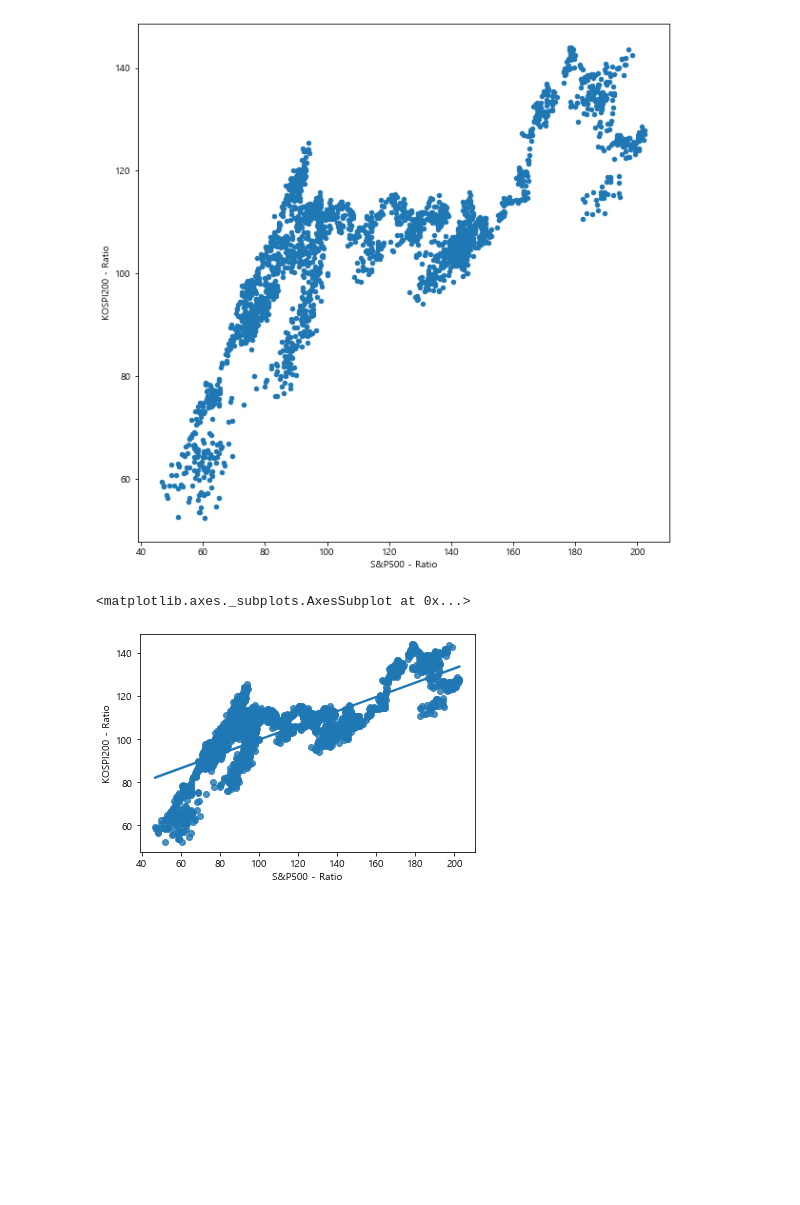
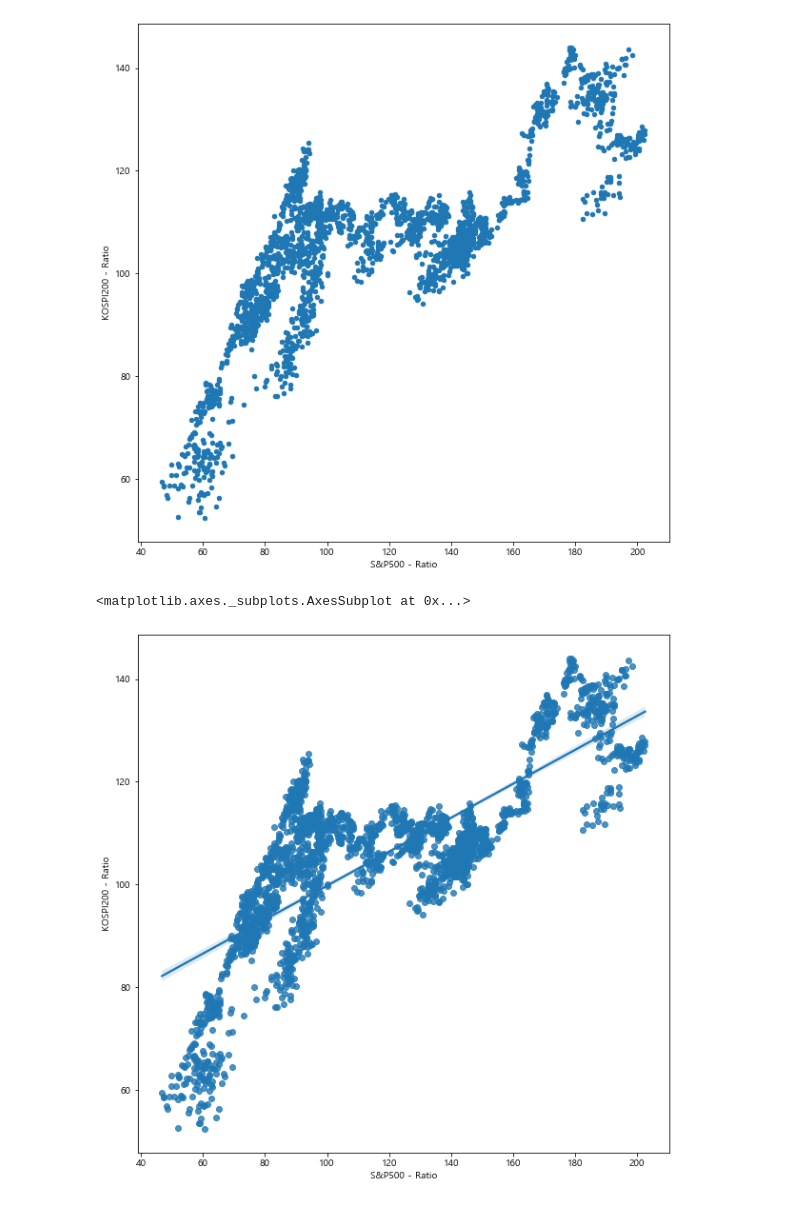
Before and after one commit to leehyunguu/E-learning, a Jupyter notebook: 2020-04/example/03.ipynb, the cells around one changed output. Cells and saved outputs as stored; diff of their text form; code cells hidden in the pictures; blank space fills up the shorter version.

```diff
--- a/2020-04/example/03.ipynb
+++ b/2020-04/example/03.ipynb
@@ -96,7 +96,8 @@ scatter_df.plot(kind='scatter', x='S&P500 - Ratio', y='KOSPI200 - Ratio', figsiz
 [figure]
 # %%
 import seaborn as sns
-sns.regplot(data=scatter_df, x='S&P500 - Ratio', y='KOSPI200 - Ratio')
+plt.figure(figsize=(10, 10)) # seaborn 자체에서는 figsize를 미지원
+sns.regplot(data=scatter_df, x='S&P500 - Ratio', y='KOSPI200 - Ratio') # 추세선 추가
 # %% [output]
 <matplotlib.axes._subplots.AxesSubplot at 0x...>
-[figure, old version]
+[figure, new version]
```
